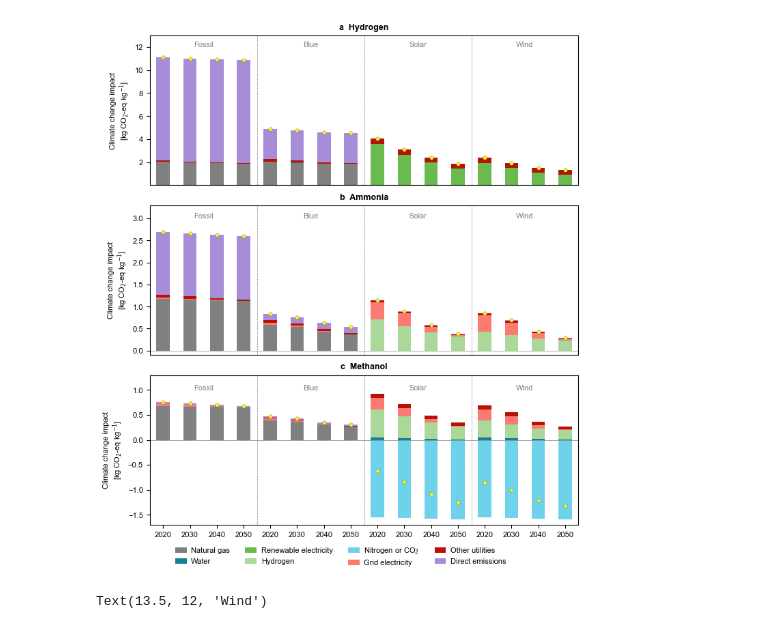
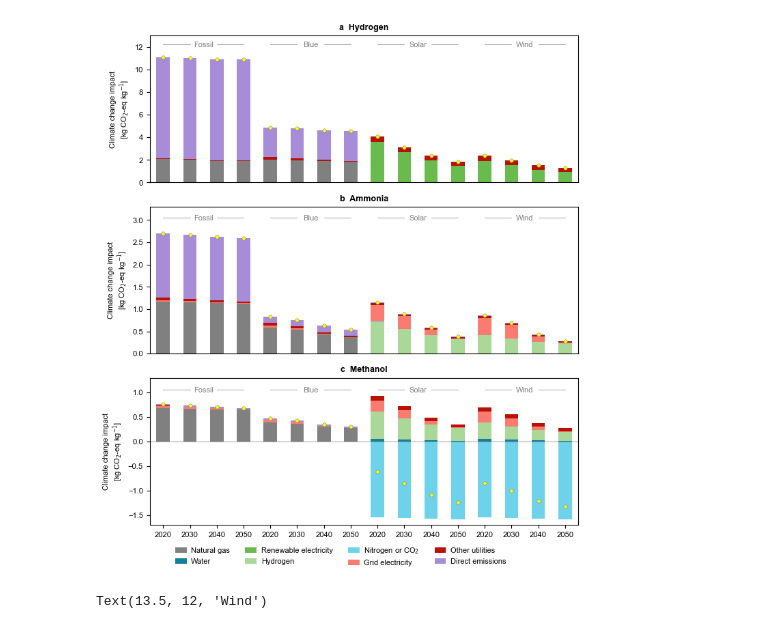
Before and after one commit to abhix2704/Prospective-LCA, a Jupyter notebook: Code/breakdownMainPlots.ipynb, the cells around one changed output. Cells and saved outputs as stored; diff of their text form; code cells hidden in the pictures.

Commit message:
new figures;

```diff
--- a/Code/breakdownMainPlots.ipynb
+++ b/Code/breakdownMainPlots.ipynb
@@ -157,9 +157,9 @@ def breakdown_plots(chemical, originalDF, sensitivityDF, ax):
 
 
     ax.axhline(y = 0.0, color = '#808080', linestyle = '-', linewidth = 0.5)
-    ax.axvline(x = 3.5, color = '#808080', linestyle = '--', linewidth = 0.5)
-    ax.axvline(x = 7.5, color = '#808080', linestyle = '--', linewidth = 0.5)
-    ax.axvline(x = 11.5, color = '#808080', linestyle = '--', linewidth = 0.5)
+    # ax.axvline(x = 3.5, color = '#808080', linestyle = '--', linewidth = 0.5)
+    # ax.axvline(x = 7.5, color = '#808080', linestyle = '--', linewidth = 0.5)
+    # ax.axvline(x = 11.5, color = '#808080', linestyle = '--', linewidth = 0.5)
     ax.legend([], frameon = False)
 # %%
 fig, (ax1, ax2, ax3) = plt.subplots(3, 1, figsize = (fig_length[2], fig_height*0.8))
@@ -175,41 +175,54 @@ ax1.text(1.5, 12, 'Fossil', ha = 'center', color = '#808080')
 ax1.text(5.5, 12, 'Blue', ha = 'center', color = '#808080')
 ax1.text(9.5, 12, 'Solar', ha = 'center', color = '#808080')
 ax1.text(13.5, 12, 'Wind', ha = 'center', color = '#808080')
-ax1.set_ylim(0.01, 13)
+ax1.set_ylim(0, 13)
+
+x_values = [0, 2, 4, 6, 8, 10, 12, 14]
+y_value = 12.2
+for x in x_values:
+    ax1.plot([x, x + 1], [y_value, y_value], linestyle = '-', linewidth = 0.5, color = '#808080')
 
 breakdown_plots('ammonia', ammoniaRCP26DF, ammoniaSensitivity, ax2)
 ax2.xaxis.set_ticks_position('none')
 ax2.set_ylabel('Climate change impact\n[kg CO$_\mathrm{2}$-eq kg$^\mathrm{-1}$]')
 ax2.set_title('b  Ammonia', color = 'black', fontsize = fontsize_title, fontweight = 'bold')
 ax2.set_xticks([])
 ax2.text(1.5, 3, 'Fossil', ha = 'center', color = '#808080')
 ax2.text(5.5, 3, 'Blue', ha = 'center', color = '#808080')
 ax2.text(9.5, 3, 'Solar', ha = 'center', color = '#808080')
 ax2.text(13.5, 3, 'Wind', ha = 'center', color = '#808080')
-ax2.set_ylim(-0.1, 3.3)
+ax2.set_ylim(0, 3.3)
+
+y_value = 3.05
+for x in x_values:
+    ax2.plot([x, x + 1], [y_value, y_value], linestyle = '-', linewidth = 0.5, color = '#808080')
 
 breakdown_plots('methanol', methanolRCP26DF, methanolSensitivity, ax3)
 ax3.set_ylabel('Climate change impact\n[kg CO$_\mathrm{2}$-eq kg$^\mathrm{-1}$]')
 ax3.set_title('c  Methanol', color = 'black', fontsize = fontsize_title, fontweight = 'bold')
 ax3.set_xticks(xPts)
 ax3.set_xticklabels(['2020', '2030', '2040', '2050']*4, rotation = 0, ha = 'center')
 ax3.text(1.5, 1.0, 'Fossil', ha = 'center', color = '#808080')
 ax3.text(5.5, 1.0, 'Blue', ha = 'center', color = '#808080')
 ax3.text(9.5, 1.0, 'Solar', ha = 'center', color = '#808080')
 ax3.text(13.5, 1.0, 'Wind', ha = 'center', color = '#808080')
 ax3.set_ylim(-1.7, 1.3)
 
+y_value = 1.05
+for x in x_values:
+    ax3.plot([x, x + 1], [y_value, y_value], linestyle = '-', linewidth = 0.5, color = '#808080')
+
 handles, labels = ax3.get_legend_handles_labels()
 labels[4] = 'Nitrogen or CO$_\mathrm{2}$'
 legend = fig.legend(handles, labels, loc = 'lower center', bbox_to_anchor = (0.5, -0.05), frameon = False, ncol = 4, handletextpad = 0.1)
 for i in range(0, len(legend.legend_handles)):
     legend.legend_handles[i].set_width(12)
 
 filepath = os.path.join('..', 'Plots', 'Phase 2', 'Breakdown', 'Breakdown RCP26 main')
 plt.savefig(filepath + '.png', format = 'png', bbox_inches = 'tight', dpi = 600)
 plt.savefig(filepath + '.svg', format = 'svg', bbox_inches = 'tight', dpi = 600)
 # %% [output]
-[figure, old version]
+[figure, new version]
 # %%
 def breakdown_plots_vertical(chemical, originalDF, sensitivityDF, ax):
     xPts = [0, 1, 2, 3, 4, 5, 6, 7, 8, 9, 10, 11, 12, 13, 14, 15]
```
Also changed, not shown: 8 other files.
